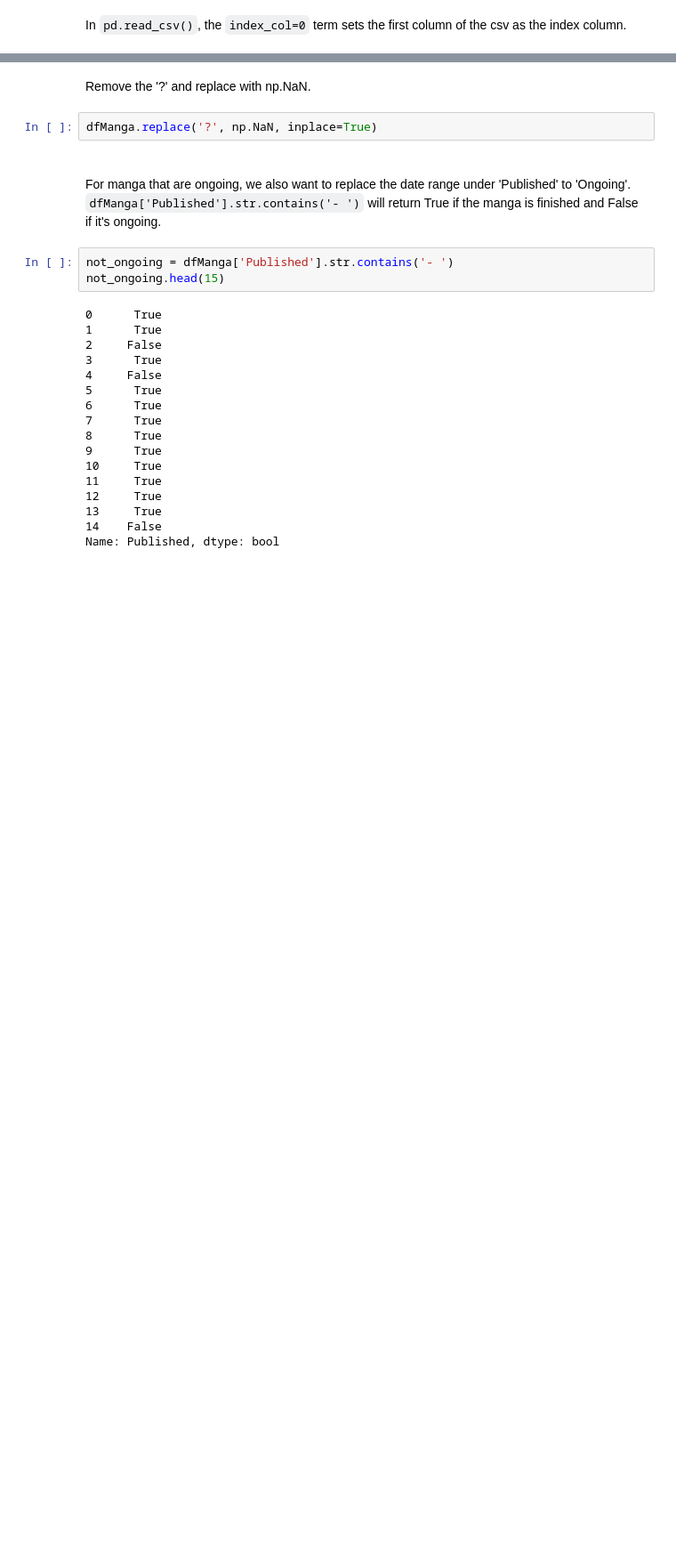
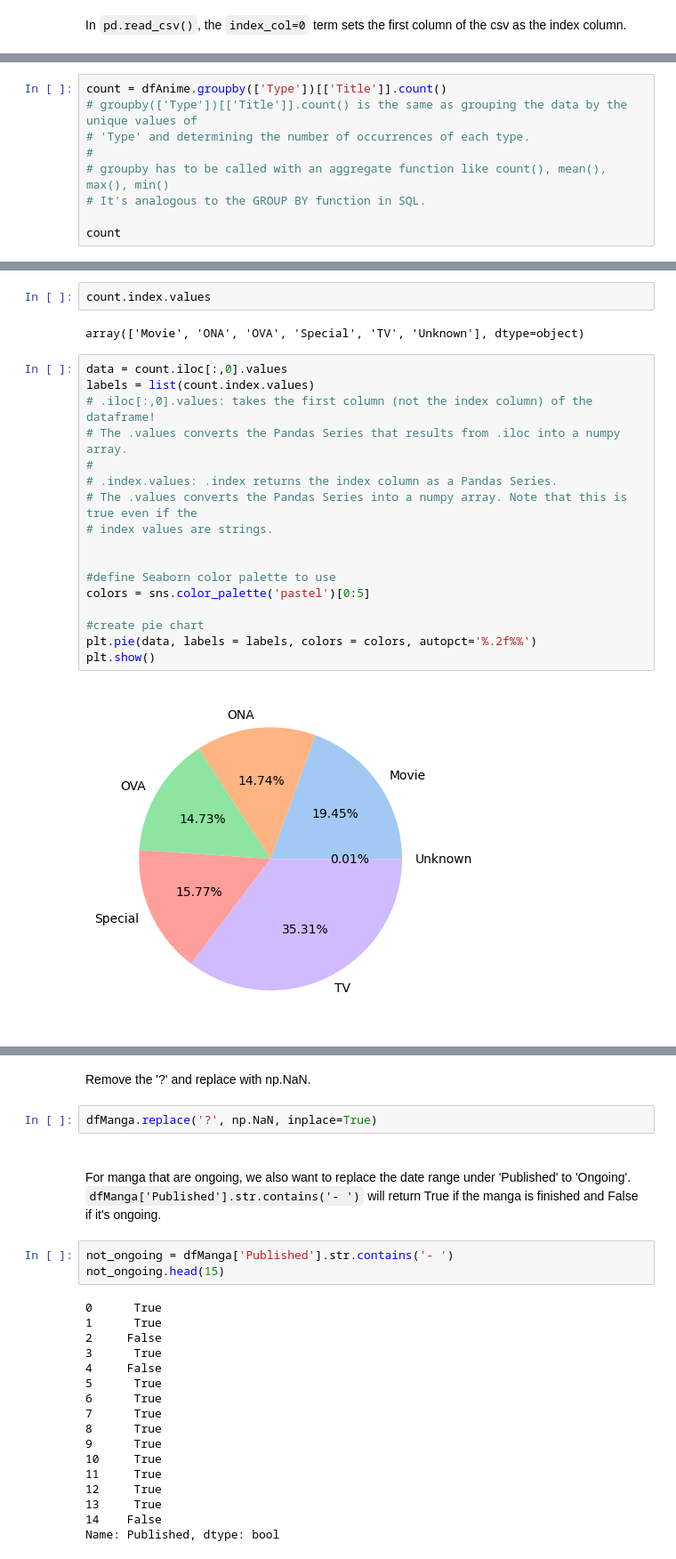
Before and after one commit to NicoMok/Personal-Projects, a Jupyter notebook: Anime and Manga Data Analytics/Anime_Manga_Data_Analysis_Dashboard.ipynb, the cells around one changed output, grey strips where cells are left out. Shown: that part at 89% size. Saved outputs shown, nothing was run; the diff lists cells and outputs as text; blank space fills up the shorter version.

```diff
--- a/Anime and Manga Data Analytics/Anime_Manga_Data_Analysis_Dashboard.ipynb
+++ b/Anime and Manga Data Analytics/Anime_Manga_Data_Analysis_Dashboard.ipynb
@@ -59,0 +245,9 @@ dfManga.head(15)
+# %%
+count = dfAnime.groupby(['Type'])[['Title']].count()
+# groupby(['Type'])[['Title']].count() is the same as grouping the data by the unique values of
+# 'Type' and determining the number of occurrences of each type.
+#
+# groupby has to be called with an aggregate function like count(), mean(), max(), min()
+# It's analogous to the GROUP BY function in SQL.
+
+count
@@ -59,0 +280,23 @@ dfManga.head(15)
+# %%
+count.index.values
+# %% [output]
+array(['Movie', 'ONA', 'OVA', 'Special', 'TV', 'Unknown'], dtype=object)
+# %%
+data = count.iloc[:,0].values
+labels = list(count.index.values)
+# .iloc[:,0].values: takes the first column (not the index column) of the dataframe!
+# The .values converts the Pandas Series that results from .iloc into a numpy array.
+#
+# .index.values: .index returns the index column as a Pandas Series.
+# The .values converts the Pandas Series into a numpy array. Note that this is true even if the
+# index values are strings.
+
+
+#define Seaborn color palette to use
+colors = sns.color_palette('pastel')[0:5]
+
+#create pie chart
+plt.pie(data, labels = labels, colors = colors, autopct='%.2f%%')
+plt.show()
+# %% [output]
+[figure, added]
```
Also changed, not shown: parts of 95 cells of this notebook.
